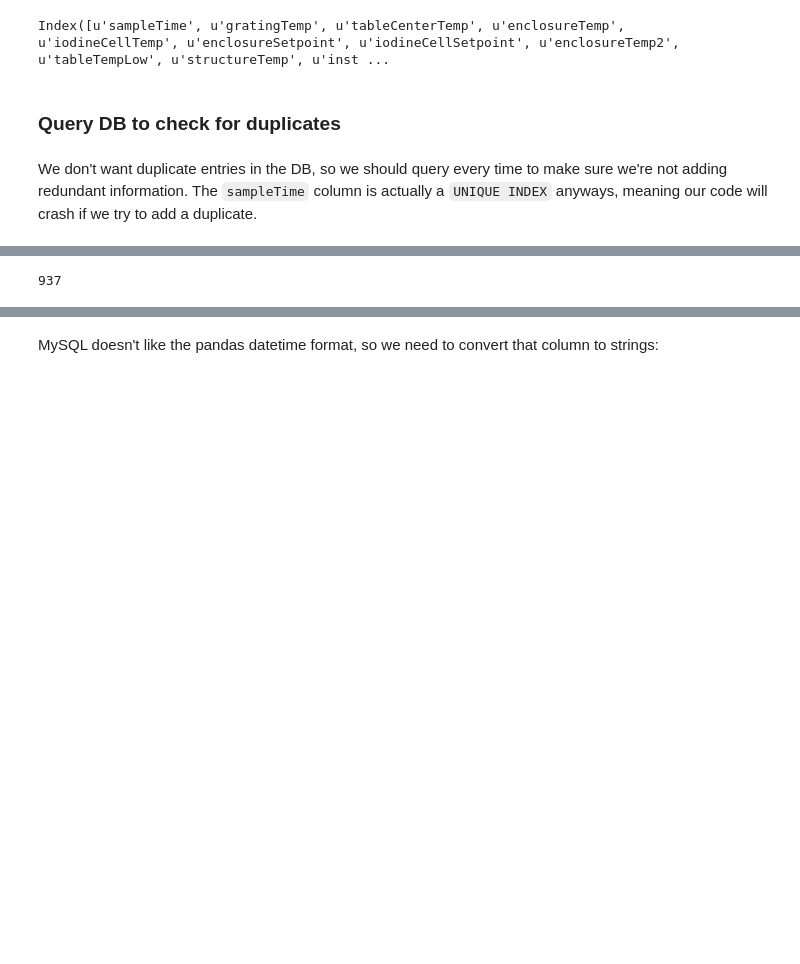
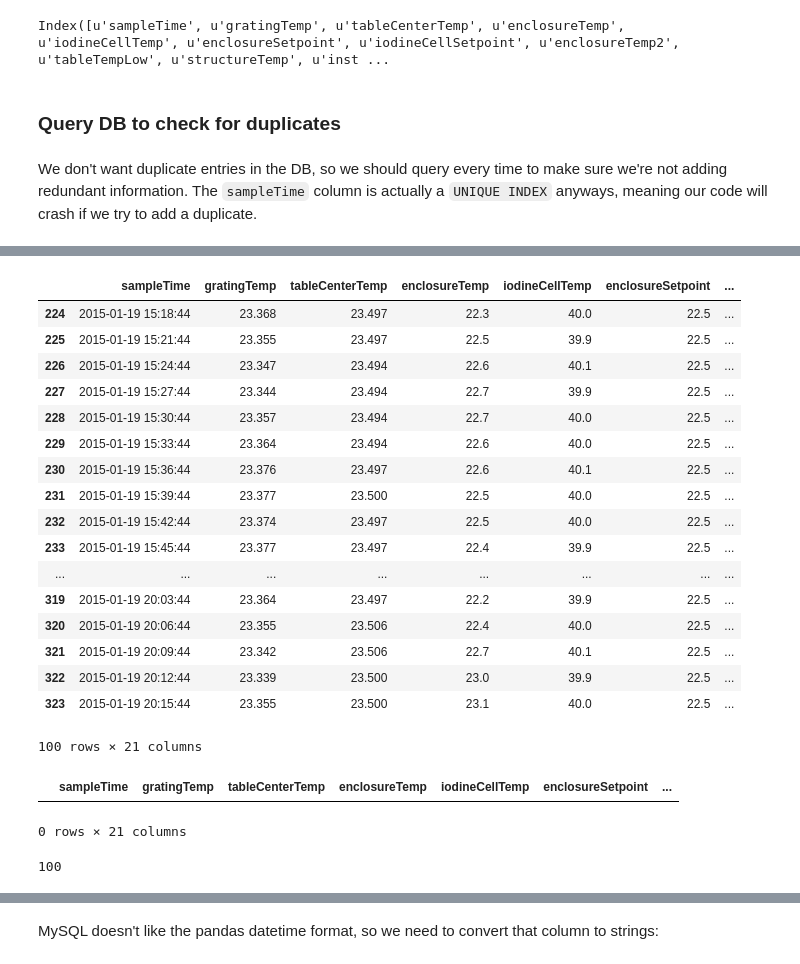
Before and after one commit to mattgiguere/chirondb, a Jupyter notebook: parseTPs.ipynb, the cells around one changed output, grey strips where cells are left out. Drawn from its saved outputs; the diff is of its cells as text; code cells hidden in the pictures; blank space fills up the shorter version.

```diff
--- a/parseTPs.ipynb
+++ b/parseTPs.ipynb
@@ -9,5 +13,5 @@ import numpy as np
 # %%
-date = '150110'
+date = '150125'
 instfn = '/tous/mir7/logs/temps/insttemp/insttemp'+date+'.log'
 htfn =  '/tous/mir7/logs/temps/heater/heater'+date+'.log'
 ctfn = '/tous/mir7/logs/temps/chitemp/chitemp'+date+'.log'
@@ -99,2 +144,28 @@ df = df.merge(alreadyExists, how='outer', on='sampleTime')
 # %%
 newSamps = df[pd.isnull(df['environ_id'])]
+# %%
+newSamps
+# %% [output]
+|  | sampleTime | gratingTemp | tableCenterTemp | enclosureTemp | iodineCellTemp | enclosureSetpoint | ... |
+| 224 | 2015-01-19 15:18:44 | 23.368 | 23.497 | 22.3 | 40.0 | 22.5 | ... |
+| 225 | 2015-01-19 15:21:44 | 23.355 | 23.497 | 22.5 | 39.9 | 22.5 | ... |
+| 226 | 2015-01-19 15:24:44 | 23.347 | 23.494 | 22.6 | 40.1 | 22.5 | ... |
+| 227 | 2015-01-19 15:27:44 | 23.344 | 23.494 | 22.7 | 39.9 | 22.5 | ... |
+| 228 | 2015-01-19 15:30:44 | 23.357 | 23.494 | 22.7 | 40.0 | 22.5 | ... |
+| 229 | 2015-01-19 15:33:44 | 23.364 | 23.494 | 22.6 | 40.0 | 22.5 | ... |
+| 230 | 2015-01-19 15:36:44 | 23.376 | 23.497 | 22.6 | 40.1 | 22.5 | ... |
+| 231 | 2015-01-19 15:39:44 | 23.377 | 23.500 | 22.5 | 40.0 | 22.5 | ... |
+| 232 | 2015-01-19 15:42:44 | 23.374 | 23.497 | 22.5 | 40.0 | 22.5 | ... |
+| 233 | 2015-01-19 15:45:44 | 23.377 | 23.497 | 22.4 | 39.9 | 22.5 | ... |
+| ... | ... | ... | ... | ... | ... | ... | ... |
+| 319 | 2015-01-19 20:03:44 | 23.364 | 23.497 | 22.2 | 39.9 | 22.5 | ... |
+| 320 | 2015-01-19 20:06:44 | 23.355 | 23.506 | 22.4 | 40.0 | 22.5 | ... |
+| 321 | 2015-01-19 20:09:44 | 23.342 | 23.506 | 22.7 | 40.1 | 22.5 | ... |
+| 322 | 2015-01-19 20:12:44 | 23.339 | 23.500 | 23.0 | 39.9 | 22.5 | ... |
+| 323 | 2015-01-19 20:15:44 | 23.355 | 23.500 | 23.1 | 40.0 | 22.5 | ... |
+100 rows × 21 columns
+# %%
+newSamps[(newSamps['sampleTime'] > '2015-01-19T10:15:00') & (newSamps['sampleTime'] < '2015-01-19T10:25:00')]
+# %% [output]
+|  | sampleTime | gratingTemp | tableCenterTemp | enclosureTemp | iodineCellTemp | enclosureSetpoint | ... |
+0 rows × 21 columns
@@ -101,4 +174,4 @@ newSamps = df[pd.isnull(df['environ_id'])]
 # %%
 len(newSamps)
 # %% [output]
-937
+100
```
Also changed, not shown: parts of 19 cells of this notebook, 1 other file.
